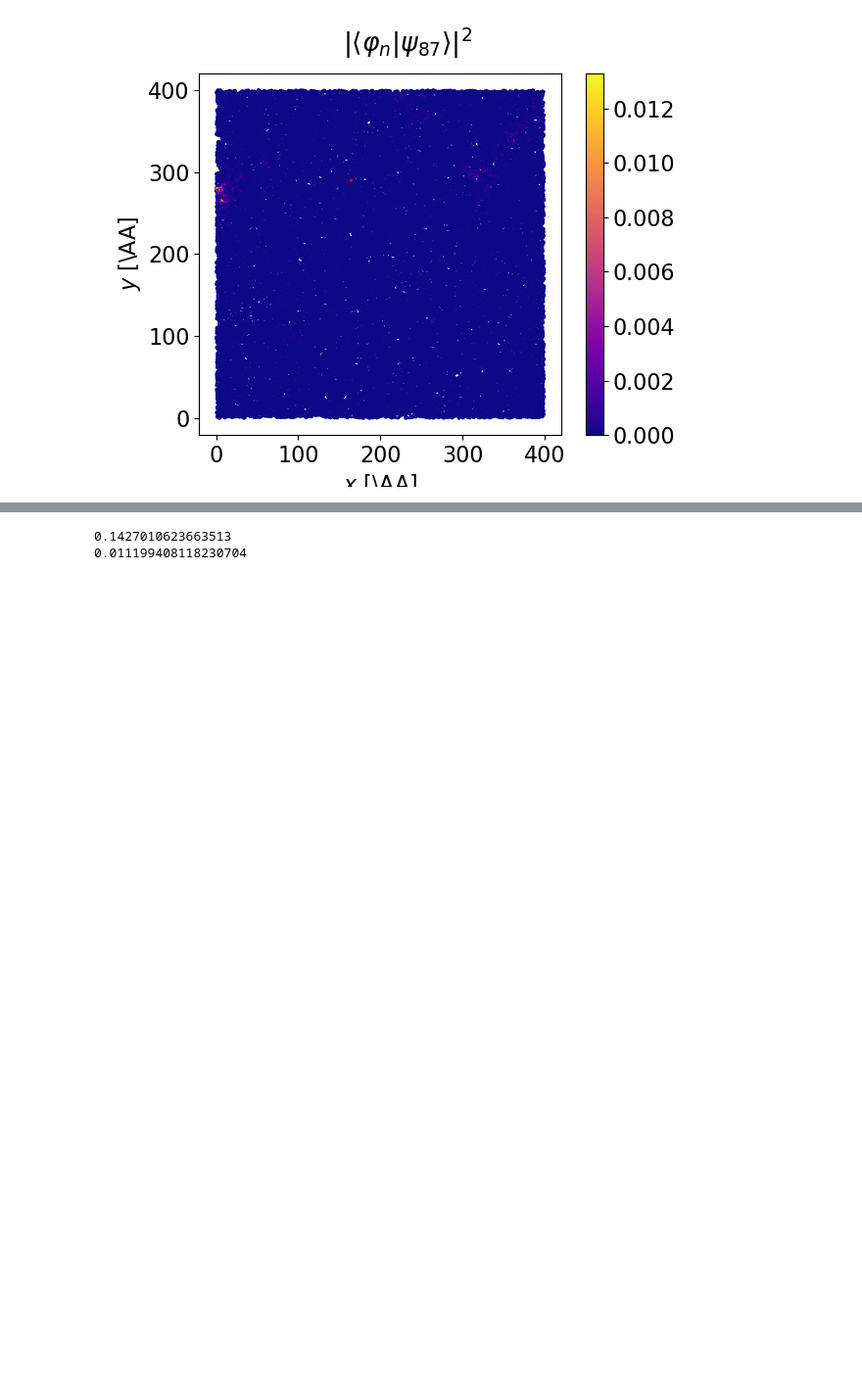
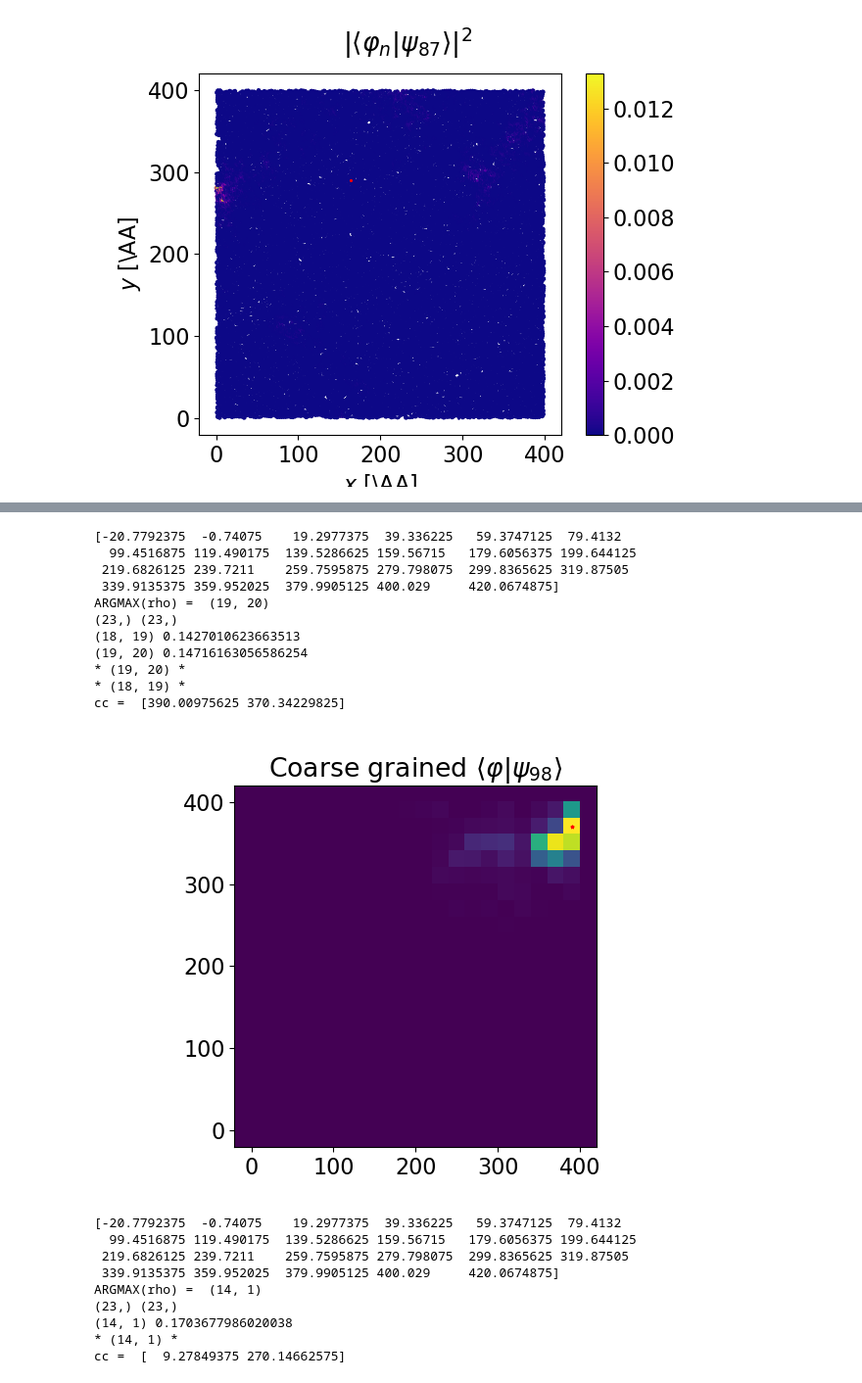
Before and after one commit to ngastellu/percolate_mac, a Jupyter notebook: debug_percolate.ipynb, the cells around one changed output, grey strips where cells are left out. Shown at 98% size. Saved outputs shown, nothing was run; the diff lists cells and outputs as text; code cells hidden in the pictures; blank space fills up the shorter version.

```diff
--- a/debug_percolate.ipynb
+++ b/debug_percolate.ipynb
@@ -331,7 +227,41 @@ TypeError: gridifyMO() missing 1 required positional argument: 'pad_rho'
-# %%
-rho, *_  = gridifyMO(pos,M,ii[tc[0]],nbins)
-print(rho[17,18])
-print(rho[18,17])
-# %% [output]
-0.1427010623663513
-0.011199408118230704
+# %%
+from percolate import get_MO_loc_centers
+from qcnico.qchemMAC import gridifyMO
+
+nbins = 20
+threshold_ratio = 0.60
+
+for i in ii[tc]:
+    fig, ax = plt.subplots()
+    rho, xedges, yedges = gridifyMO(pos ,M, i, nbins,True)
+    print(xedges)
+    print('ARGMAX(rho) = ', np.unravel_index(np.argmax(rho),shape=rho.shape))
+    cc = np.array(get_MO_loc_centers(pos,M,i,nbins,threshold_ratio,return_realspace=True))
+    if cc.shape[0] == 1: cc = cc[0,:]
+    print('cc = ', cc)
+    ax.set_title("Coarse grained $\langle\\varphi|\psi_{%d}\\rangle$"%i)
+    ax.imshow(rho, origin='lower',extent=[*xedges[[0,-1]], *yedges[[0,-1]]])
+    ax.scatter(*cc.T,c='r',marker='*',s=5.0)
+    plt.show()
+# %% [output]
+[-20.7792375  -0.74075    19.2977375  39.336225   59.3747125  79.4132
+  99.4516875 119.490175  139.5286625 159.56715   179.6056375 199.644125
+ 219.6826125 239.7211    259.7595875 279.798075  299.8365625 319.87505
+ 339.9135375 359.952025  379.9905125 400.029     420.0674875]
+ARGMAX(rho) =  (19, 20)
+(23,) (23,)
+(18, 19) 0.1427010623663513
+(19, 20) 0.14716163056586254
+* (19, 20) *
+* (18, 19) *
+cc =  [390.00975625 370.34229825]
+[figure, added]
+[-20.7792375  -0.74075    19.2977375  39.336225   59.3747125  79.4132
+  99.4516875 119.490175  139.5286625 159.56715   179.6056375 199.644125
+ 219.6826125 239.7211    259.7595875 279.798075  299.8365625 319.87505
+ 339.9135375 359.952025  379.9905125 400.029     420.0674875]
+ARGMAX(rho) =  (14, 1)
+(23,) (23,)
+(14, 1) 0.1703677986020038
+* (14, 1) *
+cc =  [  9.27849375 270.14662575]
```
Also changed, not shown: parts of 11 cells of this notebook, 1 other file.
